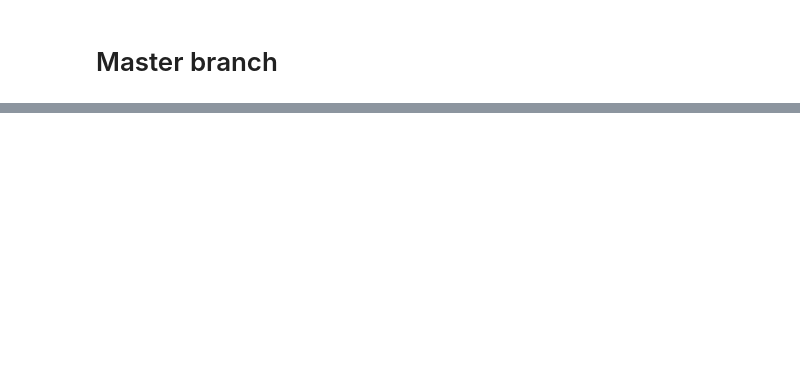
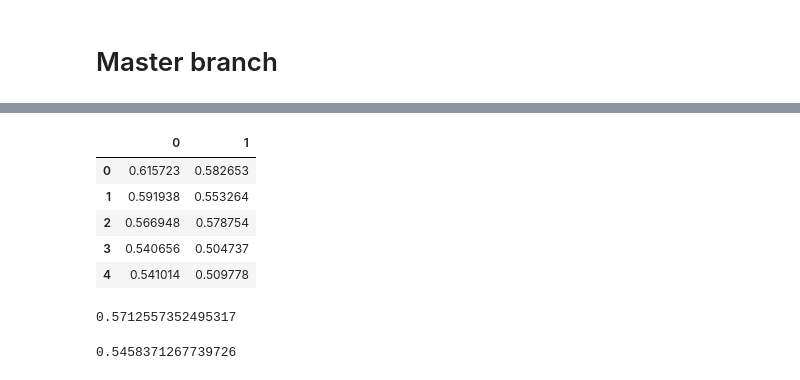
Before and after one commit to BrandonThaiTran/stressed_emotion, a Jupyter notebook: code/models.ipynb, the cells around one changed output, grey strips where cells are left out. Cells and saved outputs as stored; diff of their text form; code cells hidden in the pictures; blank space fills up the shorter version.

```diff
--- a/code/models.ipynb
+++ b/code/models.ipynb
@@ -456,0 +621,17 @@ RuntimeError: Given groups=1, weight of size [32, 40, 2], expected input[8, 750,
+# %%
+pd.DataFrame([acc,uar]).T
+# %% [output]
+|  | 0 | 1 |
+| 0 | 0.615723 | 0.582653 |
+| 1 | 0.591938 | 0.553264 |
+| 2 | 0.566948 | 0.578754 |
+| 3 | 0.540656 | 0.504737 |
+| 4 | 0.541014 | 0.509778 |
+# %%
+np.average(acc)
+# %% [output]
+0.5712557352495317
+# %%
+np.average(uar)
+# %% [output]
+0.5458371267739726
```
Also changed, not shown: parts of 21 cells of this notebook.
